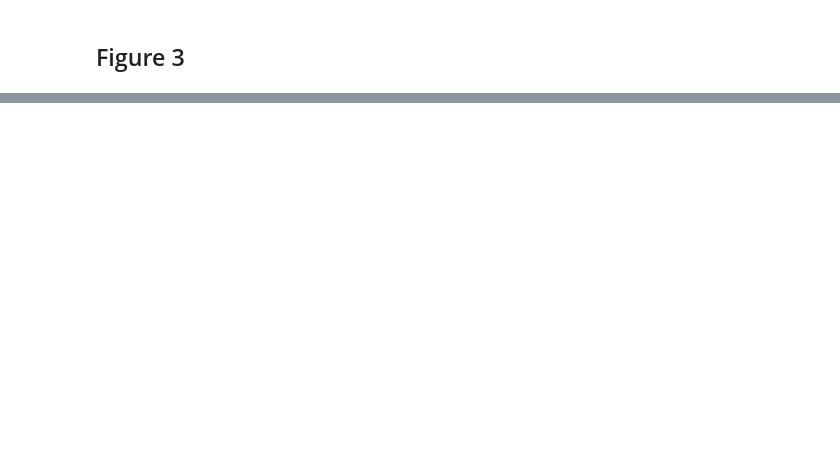
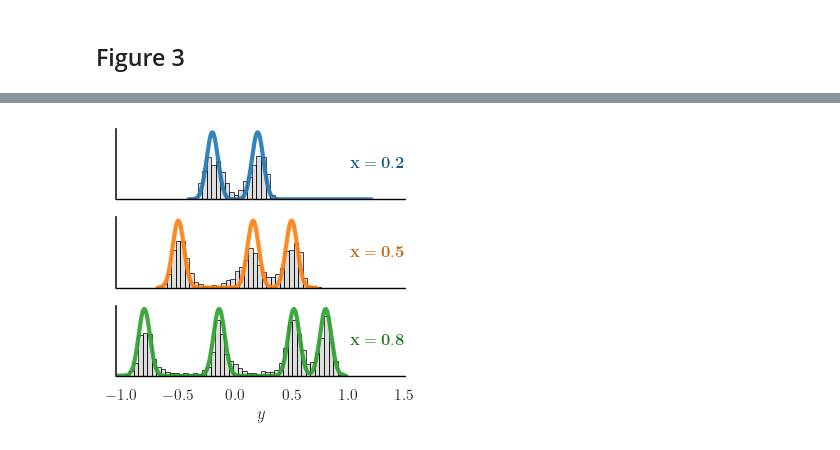
Before and after one commit to blei-lab/treeffuser, a Jupyter notebook: testbed/notebooks/paper_notebooks/multimodality/main_branching_mixture.ipynb, the cells around one changed output, grey strips where cells are left out. Drawn from its saved outputs; the diff is of its cells as text; code cells hidden in the pictures; blank space fills up the shorter version.

```diff
--- a/testbed/notebooks/paper_notebooks/multimodality/main_branching_mixture.ipynb
+++ b/testbed/notebooks/paper_notebooks/multimodality/main_branching_mixture.ipynb
@@ -153,0 +183,96 @@ g.savefig("fig/branching_mixture.pdf", format="pdf", dpi=600)
+# %%
+colors = {"blue": "#1f77b4", "orange": "#ff7f0e"}
+
+color_palette = sns.color_palette("tab10", n_colors=10)
+colors = {
+    0.2: color_palette[0],
+    0.5: color_palette[1],
+    0.8: color_palette[2],
+}
+histogram_color = "#555555"
+density_color = colors[0.5]
+
+
+binwidth = 0.04
+
+# Initialize the FacetGrid object
+g = sns.FacetGrid(df, row="x", aspect=3, height=1.1, palette=colors, sharey=False, hue="x", )
+# Draw histograms
+
+
+# Define a function to plot the curve on top of the histogram
+def plot_curve(**kwargs):
+    data = kwargs["data"]
+    color = '#%02x%02x%02x' % tuple([int(c*255) for c in kwargs["color"]])
+    darker_color = '#%02x%02x%02x' % tuple([int(c*200) for c in kwargs["color"]])
+    y = data["y"].values
+    x_val = data["x"].iloc[0]
+    density_true = branching_mixture_density(x_val, scale=scale)
+    # y = np.linspace(x_val * X_SHIFT_COEFFICIENT, 8, 1000)
+    density_true = density_true(y)
+    # density_true = np.where(density_true == 0, None, density_true)
+    sorted_indices = np.argsort(y)
+    # remove indices where y is nan or none or denisty is nan
+    sorted_indices = sorted_indices[~np.isnan(y[sorted_indices])]
+    sorted_indices = [i for i in sorted_indices if not np.isnan(density_true[i])]
+    plt.plot(y[sorted_indices], density_true[sorted_indices], color=color, lw=3, alpha=0.9)
+    # fill under the curve
+    # plt.fill_between(y[sorted_indices], density_true[sorted_indices].astype(float), color=color, alpha=0.1, zorder=-1)
+
+
+g.map_dataframe(plot_curve)
+g.map(
+    sns.histplot,
+    "y",
+    # bins=bins+0.1,
+    binwidth=binwidth,
+    kde=False,
+    stat="density",
+    color=histogram_color,
+    alpha=0.2,
+    # make edge darker
+    edgecolor="black",
+    linewidth=0.5,
+)
+
+
+# Color horizontal axis in black
+g.refline(y=0, linewidth=1, linestyle="-", color="black", clip_on=False)
+g.set(xlabel="$y$")
+g.set(xlim=[-1.05, 1.5])
+# g.set(ylim=[0, 3])
+
+
+# Define and use a simple function to label the plot in axes coordinates
+def label(**kwargs):
+    ax = plt.gca()
+    data = kwargs["data"]
+    x_val = data["x"].iloc[0]
+    darker_color = '#%02x%02x%02x' % tuple([int(c*200) for c in kwargs["color"]])
+    ax.text(
+        1,
+        0.5,
+        f"$\\mathbf{{x={x_val}}}$",
+        color=darker_color,
+        fontweight="bold",
+        ha="right",
+        va="center",
+        transform=ax.transAxes,
+    )
+
+
+g.map_dataframe(label)
+# Set the subplots to overlap
+g.figure.subplots_adjust(hspace=0.1)
+
+
+# Remove axes details that don't play well with overlap
+g.set_titles("")
+g.set(yticks=[], ylabel="")
+
+# Remove vertical lines
+g.despine(bottom=True, left=False)
+plt.tight_layout()
+g.savefig("fig/branching_mixture.pdf", format="pdf", dpi=600, bbox_inches="tight")
+# %% [output]
+[figure, added]
```
Also changed, not shown: parts of 7 cells of this notebook, 1 other file.
